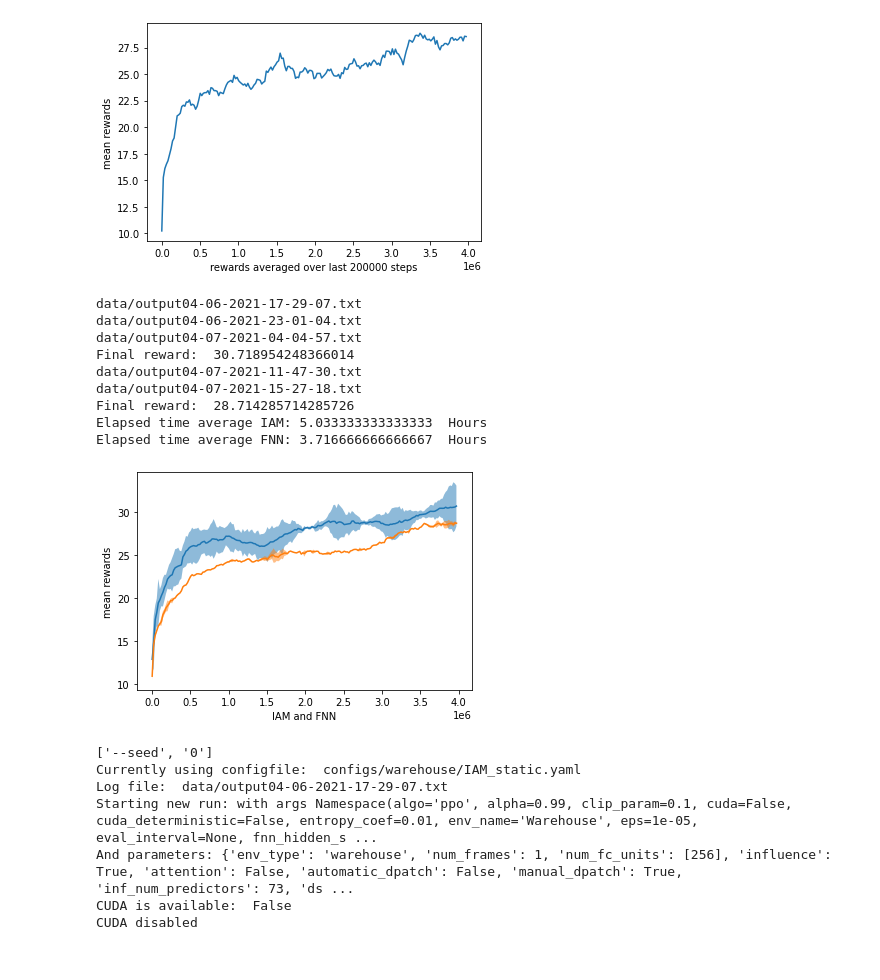
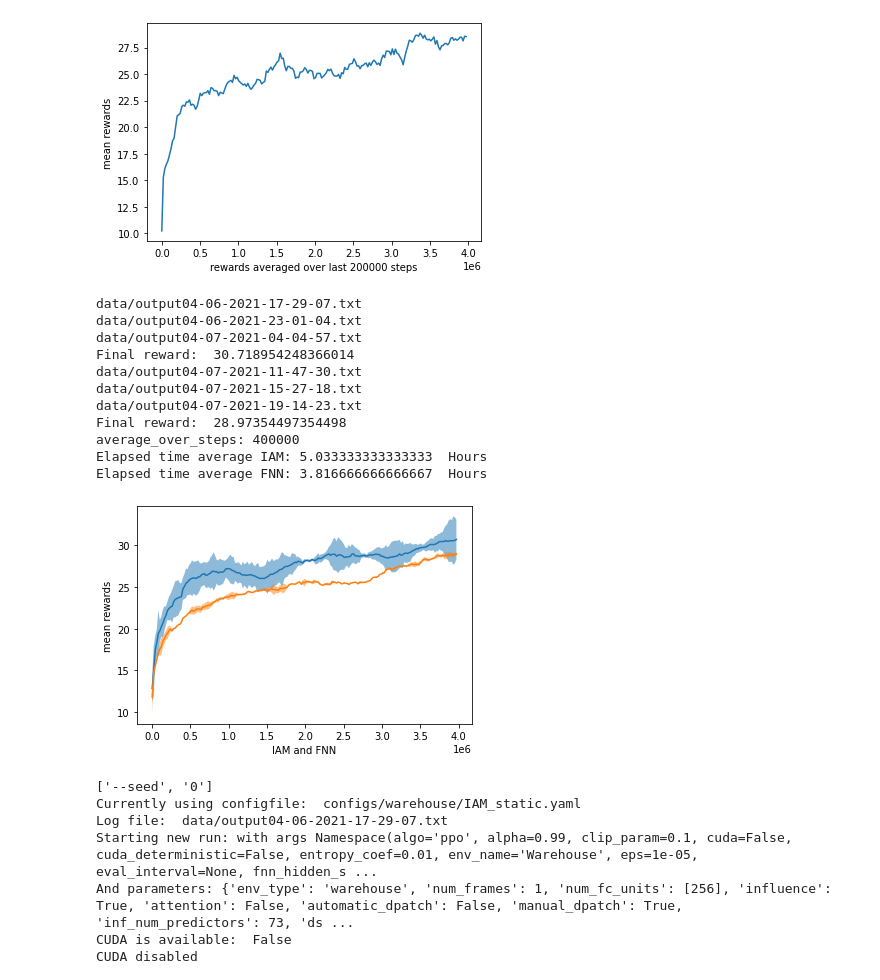
Before and after one commit to gijskoning/Reproducibility_project, a Jupyter notebook: experiments.ipynb, the cells around one changed output. Saved outputs shown, nothing was run; the diff lists cells and outputs as text; code cells hidden in the pictures.

```diff
--- a/experiments.ipynb
+++ b/experiments.ipynb
@@ -156,25 +156,28 @@ Final reward:  28.531250000000004
 # %%
 # Combine data of IAM and plot:
 average_over_steps = 400000
 average_time = plot_runs(["output04-06-2021-17-29-07.txt", "output04-06-2021-23-01-04.txt", "output04-07-2021-04-04-57.txt"],average_over_last_steps=average_over_steps, show=False)
-average_time_FNN = plot_runs(["output04-07-2021-11-47-30.txt", "output04-07-2021-15-27-18.txt"],average_over_last_steps=average_over_steps, show=False)
+average_time_FNN = plot_runs(["output04-07-2021-11-47-30.txt", "output04-07-2021-15-27-18.txt", "output04-07-2021-19-14-23.txt"],average_over_last_steps=average_over_steps, show=False)
 plt.xlabel("IAM and FNN")
 plt.show()
+print("average_over_steps:", average_over_steps)
 # Interesting to see that the IAM model took much more time compared to the FNN
 # Also note that there is a lot more variance in the IAM model.
 print("Elapsed time average IAM:", average_time//60/60, " Hours")
 print("Elapsed time average FNN:", average_time_FNN//60/60, " Hours")
 # %% [output]
 data/output04-06-2021-17-29-07.txt
 data/output04-06-2021-23-01-04.txt
 data/output04-07-2021-04-04-57.txt
 Final reward:  30.718954248366014
 data/output04-07-2021-11-47-30.txt
 data/output04-07-2021-15-27-18.txt
-Final reward:  28.714285714285726
+data/output04-07-2021-19-14-23.txt
+Final reward:  28.97354497354498
+average_over_steps: 400000
 Elapsed time average IAM: 5.033333333333333  Hours
-Elapsed time average FNN: 3.716666666666667  Hours
+Elapsed time average FNN: 3.816666666666667  Hours
-[figure, old version]
+[figure, new version]
 # %%
 import torch
 # Gijs: I checked and can have a max of 6 threads. Check your computer by calling this in your regular python console: import torch; torch.get_num_threads()
```
Also changed, not shown: 1 other file.
